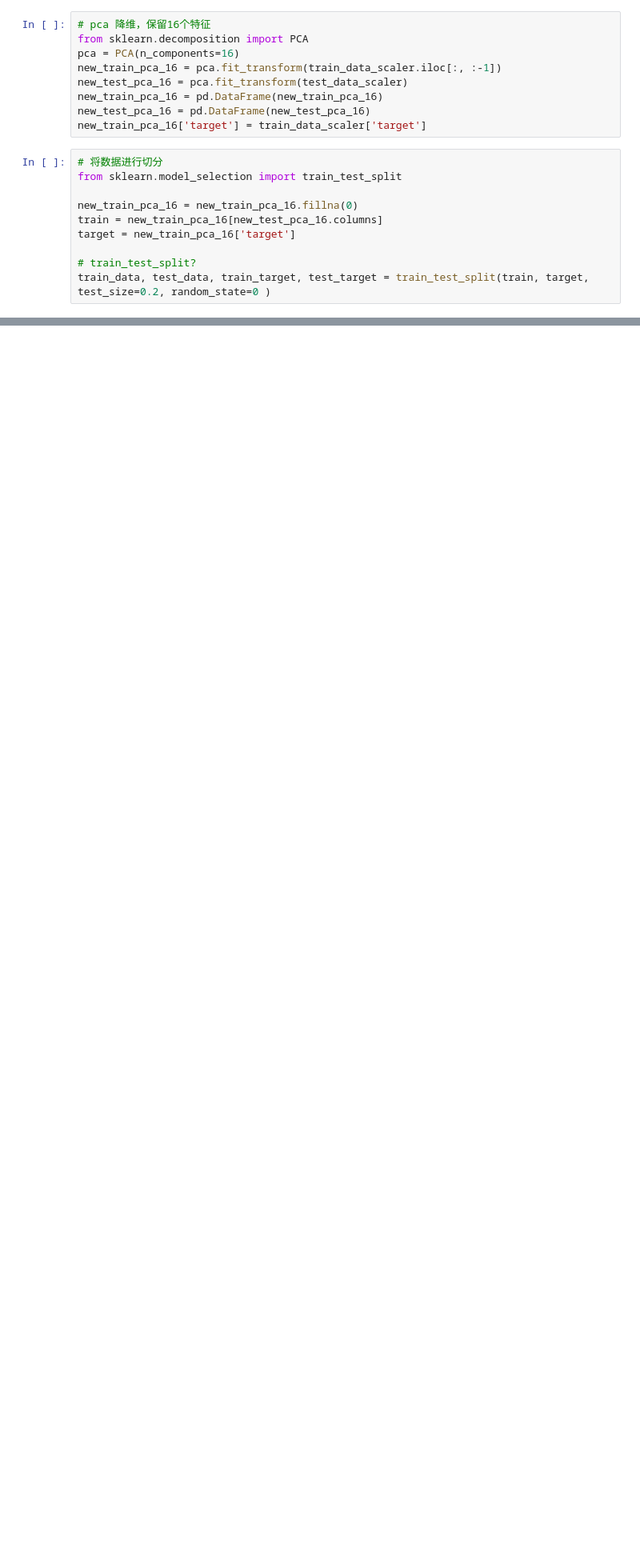
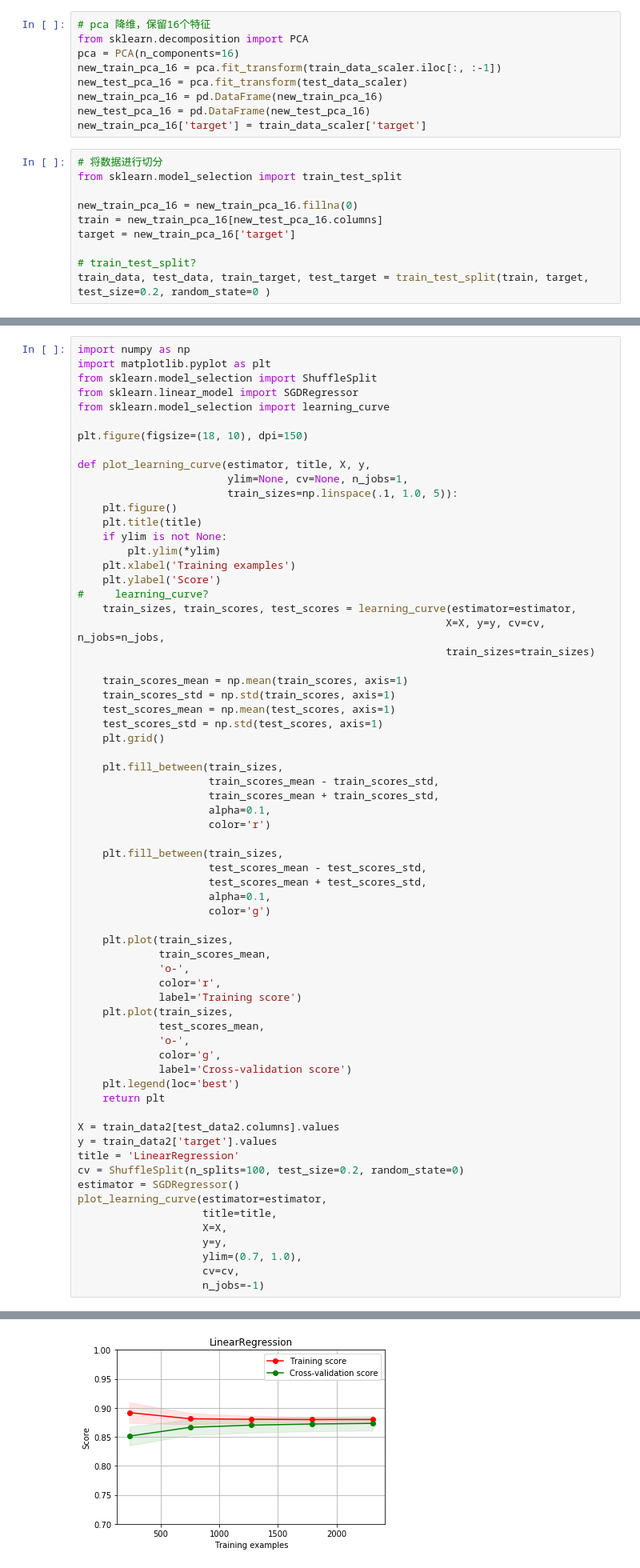
Before and after one commit to SCUISQianFeng/tianchi-ml-base, a Jupyter notebook: TianChi/baseLine/zhengqi/model_train_validation_fusion.ipynb, the cells around one changed output, grey strips where cells are left out. Shown at 80% size. Drawn from its saved outputs; the diff is of its cells as text; blank space fills up the shorter version.

Commit message:
zhengqi model train

```diff
--- a/TianChi/baseLine/zhengqi/model_train_validation_fusion.ipynb
+++ b/TianChi/baseLine/zhengqi/model_train_validation_fusion.ipynb
@@ -300,0 +332,67 @@ LGBMRegressor best parameters:  {'learning_rate': 0.1, 'n_estimators': 40}
+# %%
+import numpy as np
+import matplotlib.pyplot as plt
+from sklearn.model_selection import ShuffleSplit
+from sklearn.linear_model import SGDRegressor
+from sklearn.model_selection import learning_curve
+
+plt.figure(figsize=(18, 10), dpi=150)
+
+def plot_learning_curve(estimator, title, X, y,
+                        ylim=None, cv=None, n_jobs=1,
+                        train_sizes=np.linspace(.1, 1.0, 5)):
+    plt.figure()
+    plt.title(title)
+    if ylim is not None:
+        plt.ylim(*ylim)
+    plt.xlabel('Training examples')
+    plt.ylabel('Score')
+#     learning_curve?
+    train_sizes, train_scores, test_scores = learning_curve(estimator=estimator,
+                                                           X=X, y=y, cv=cv, n_jobs=n_jobs,
+                                                           train_sizes=train_sizes)
+
+    train_scores_mean = np.mean(train_scores, axis=1)
+    train_scores_std = np.std(train_scores, axis=1)
+    test_scores_mean = np.mean(test_scores, axis=1)
+    test_scores_std = np.std(test_scores, axis=1)
+    plt.grid()
+
+    plt.fill_between(train_sizes,
+                     train_scores_mean - train_scores_std,
+                     train_scores_mean + train_scores_std,
+                     alpha=0.1,
+                     color='r')
+
+    plt.fill_between(train_sizes,
+                     test_scores_mean - test_scores_std,
+                     test_scores_mean + test_scores_std,
+                     alpha=0.1,
+                     color='g')
+
+    plt.plot(train_sizes,
+             train_scores_mean,
+             'o-',
+             color='r',
+             label='Training score')
+    plt.plot(train_sizes,
+             test_scores_mean,
+             'o-',
+             color='g',
+             label='Cross-validation score')
+    plt.legend(loc='best')
+    return plt
+
+X = train_data2[test_data2.columns].values
+y = train_data2['target'].values
+title = 'LinearRegression'
+cv = ShuffleSplit(n_splits=100, test_size=0.2, random_state=0)
+estimator = SGDRegressor()
+plot_learning_curve(estimator=estimator,
+                    title=title,
+                    X=X,
+                    y=y,
+                    ylim=(0.7, 1.0),
+                    cv=cv,
+                    n_jobs=-1)
+# %% [output]
@@ -300,0 +401 @@ LGBMRegressor best parameters:  {'learning_rate': 0.1, 'n_estimators': 40}
+[figure, added]
```
Also changed, not shown: parts of 18 cells of this notebook.
